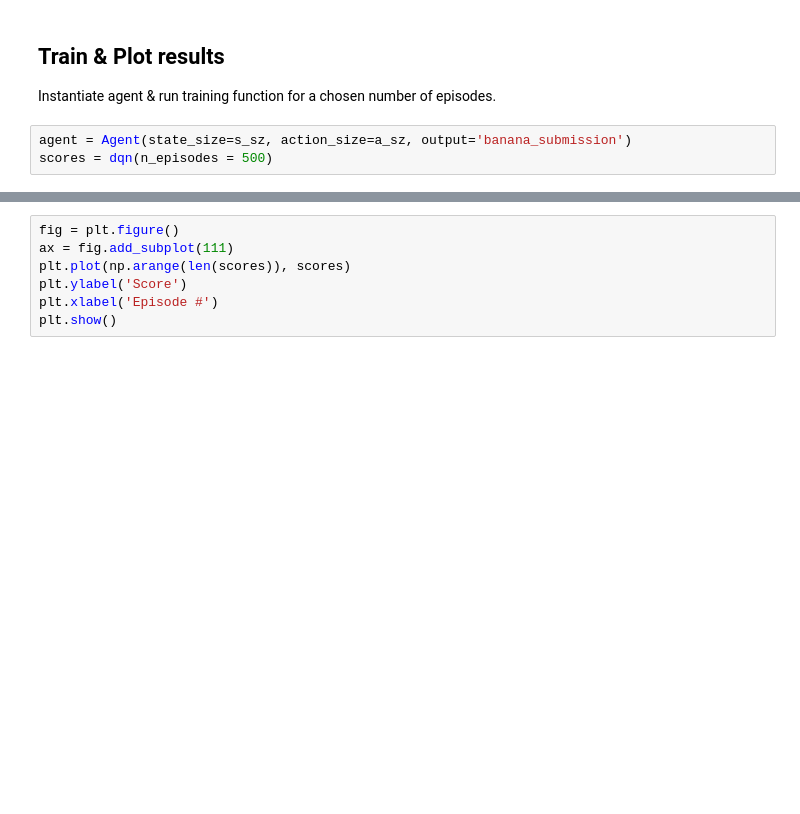
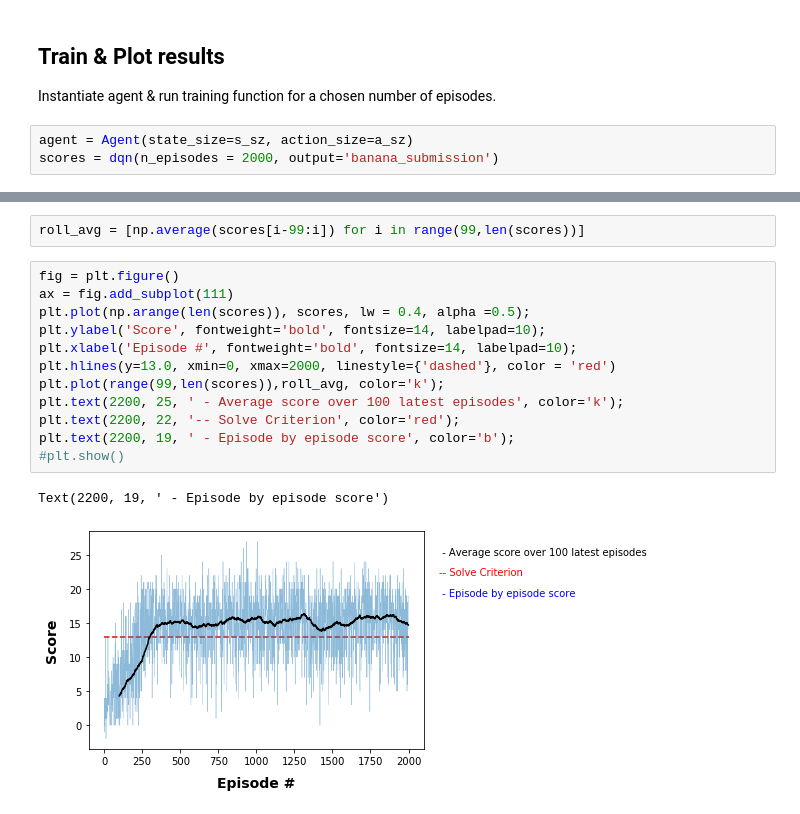
Before and after one commit to andrefmsmith/drlnd_NavigationSubmission, a Jupyter notebook: TrainingCode.ipynb, the cells around one changed output, grey strips where cells are left out. Cells and saved outputs as stored; diff of their text form; blank space fills up the shorter version.

Commit message:
plot result

```diff
--- a/TrainingCode.ipynb
+++ b/TrainingCode.ipynb
@@ -327,6 +327,6 @@ Training on cuda:0.
 ## Train & Plot results
 Instantiate agent & run training function for a chosen number of episodes.
 # %%
-agent = Agent(state_size=s_sz, action_size=a_sz, output='banana_submission')
-scores = dqn(n_episodes = 500)
+agent = Agent(state_size=s_sz, action_size=a_sz)
+scores = dqn(n_episodes = 2000, output='banana_submission')
 # %% [output]
@@ -338,7 +353,17 @@ Episode 500     Average Score: 13.17
-# %%
-fig = plt.figure()
-ax = fig.add_subplot(111)
-plt.plot(np.arange(len(scores)), scores)
-plt.ylabel('Score')
-plt.xlabel('Episode #')
-plt.show()
+# %%
+roll_avg = [np.average(scores[i-99:i]) for i in range(99,len(scores))]
+# %%
+fig = plt.figure()
+ax = fig.add_subplot(111)
+plt.plot(np.arange(len(scores)), scores, lw = 0.4, alpha =0.5);
+plt.ylabel('Score', fontweight='bold', fontsize=14, labelpad=10);
+plt.xlabel('Episode #', fontweight='bold', fontsize=14, labelpad=10);
+plt.hlines(y=13.0, xmin=0, xmax=2000, linestyle={'dashed'}, color = 'red')
+plt.plot(range(99,len(scores)),roll_avg, color='k');
+plt.text(2200, 25, ' - Average score over 100 latest episodes', color='k');
+plt.text(2200, 22, '-- Solve Criterion', color='red');
+plt.text(2200, 19, ' - Episode by episode score', color='b');
+#plt.show()
+# %% [output]
+Text(2200, 19, ' - Episode by episode score')
+[figure, added]
```
Also changed, not shown: parts of 2 cells of this notebook, 1 other file.
